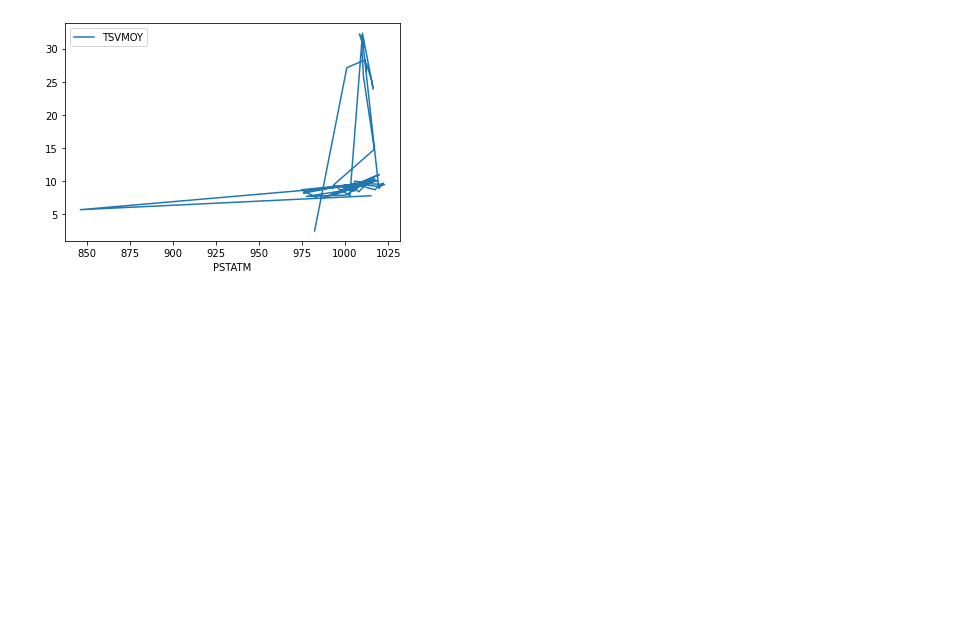
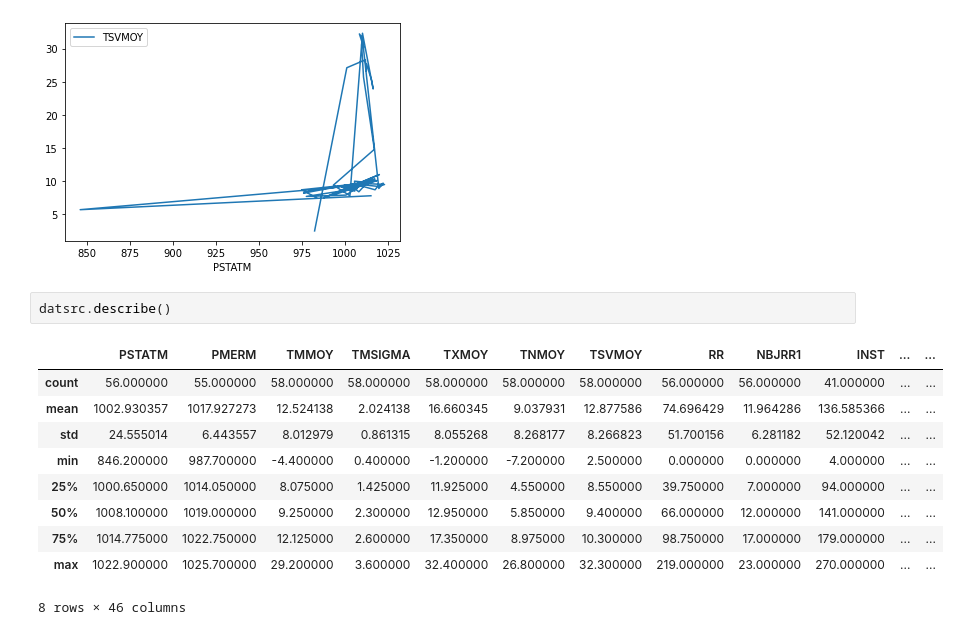
Before and after one commit to gawelsh/ProjetNumCMI4, a Jupyter notebook: essai_meteo.ipynb, the cells around one changed output. Drawn from its saved outputs; the diff is of its cells as text; blank space fills up the shorter version.

```diff
--- a/essai_meteo.ipynb
+++ b/essai_meteo.ipynb
@@ -86,3 +97,16 @@ datsrc.plot(x="PSTATM", y="TSVMOY")
 # %% [output]
 <matplotlib.axes._subplots.AxesSubplot at 0x...>
 [figure]
+# %%
+datsrc.describe()
+# %% [output]
+|  | PSTATM | PMERM | TMMOY | TMSIGMA | TXMOY | TNMOY | TSVMOY | RR | NBJRR1 | INST | ... | ... |
+| count | 56.000000 | 55.000000 | 58.000000 | 58.000000 | 58.000000 | 58.000000 | 58.000000 | 56.000000 | 56.000000 | 41.000000 | ... | ... |
+| mean | 1002.930357 | 1017.927273 | 12.524138 | 2.024138 | 16.660345 | 9.037931 | 12.877586 | 74.696429 | 11.964286 | 136.585366 | ... | ... |
+| std | 24.555014 | 6.443557 | 8.012979 | 0.861315 | 8.055268 | 8.268177 | 8.266823 | 51.700156 | 6.281182 | 52.120042 | ... | ... |
+| min | 846.200000 | 987.700000 | -4.400000 | 0.400000 | -1.200000 | -7.200000 | 2.500000 | 0.000000 | 0.000000 | 4.000000 | ... | ... |
+| 25% | 1000.650000 | 1014.050000 | 8.075000 | 1.425000 | 11.925000 | 4.550000 | 8.550000 | 39.750000 | 7.000000 | 94.000000 | ... | ... |
+| 50% | 1008.100000 | 1019.000000 | 9.250000 | 2.300000 | 12.950000 | 5.850000 | 9.400000 | 66.000000 | 12.000000 | 141.000000 | ... | ... |
+| 75% | 1014.775000 | 1022.750000 | 12.125000 | 2.600000 | 17.350000 | 8.975000 | 10.300000 | 98.750000 | 17.000000 | 179.000000 | ... | ... |
+| max | 1022.900000 | 1025.700000 | 29.200000 | 3.600000 | 32.400000 | 26.800000 | 32.300000 | 219.000000 | 23.000000 | 270.000000 | ... | ... |
+8 rows × 46 columns
```
Also changed, not shown: parts of 1 cell of this notebook.
